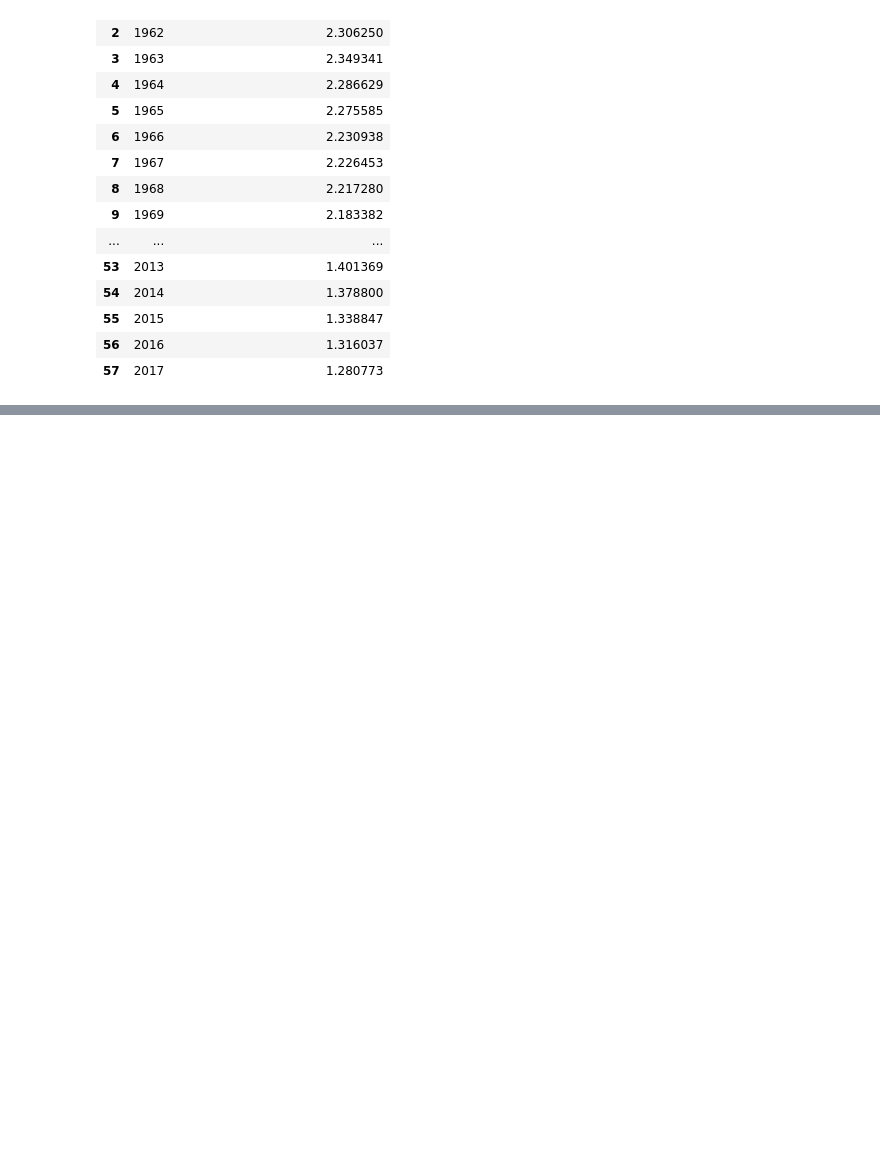
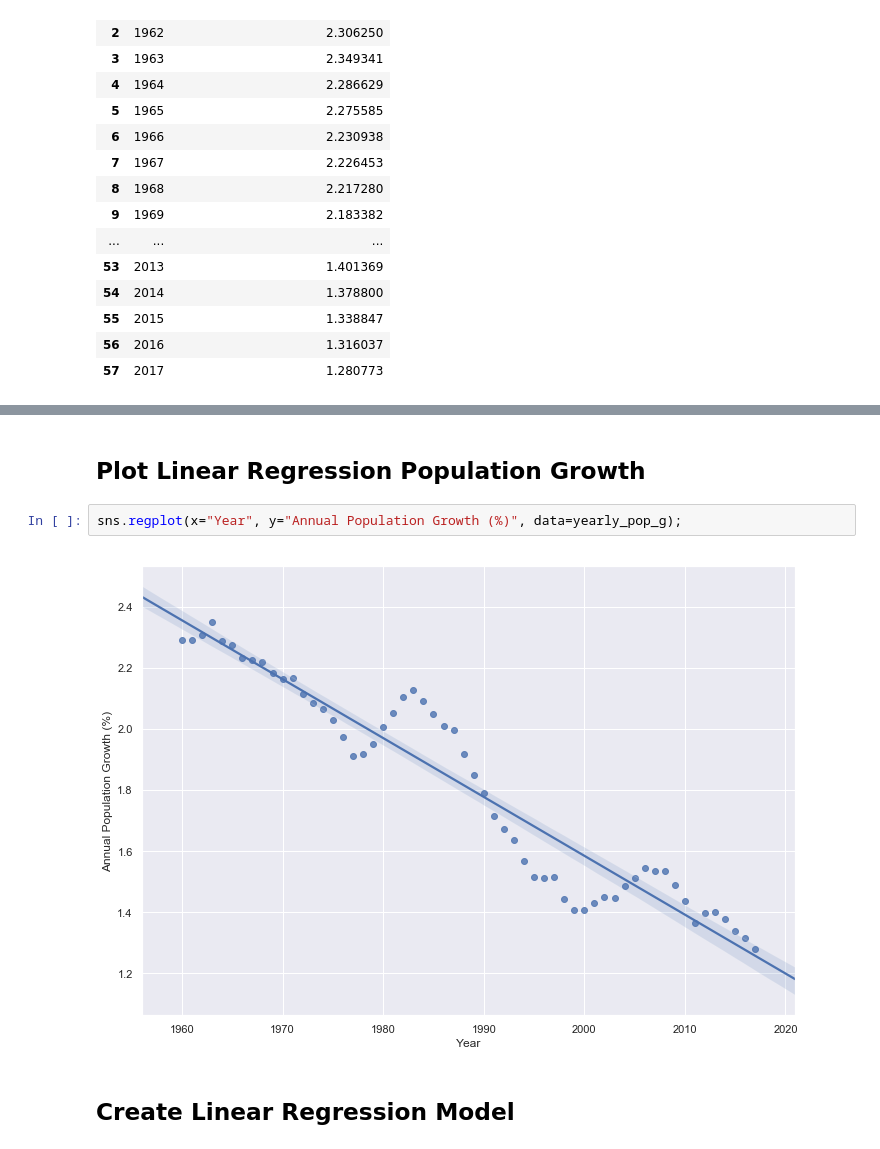
Before and after one commit to nilesh0109/Research-Methods, a Jupyter notebook: Task4/christopher_kavish_nilesh.ipynb, the cells around one changed output, grey strips where cells are left out. Cells and saved outputs as stored; diff of their text form; blank space fills up the shorter version.

Commit message:
[Christoper] Create Linear Regression model to predict population growth

```diff
--- a/Task4/christopher_kavish_nilesh.ipynb
+++ b/Task4/christopher_kavish_nilesh.ipynb
@@ -208,0 +209,8 @@ x = sns.lineplot(x="Year", y="Annual Population Growth (%)", data=yearly_pop_g,
+# %% [markdown]
+## Plot Linear Regression Population Growth
+# %%
+sns.regplot(x="Year", y="Annual Population Growth (%)", data=yearly_pop_g);
+# %% [output]
+[figure, added]
+# %% [markdown]
+## Create Linear Regression Model
```
Also changed, not shown: parts of 9 cells of this notebook.
